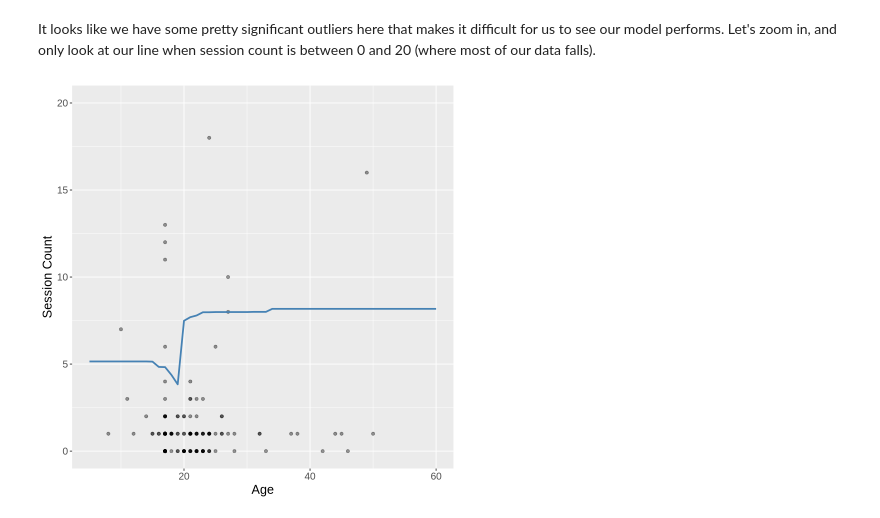
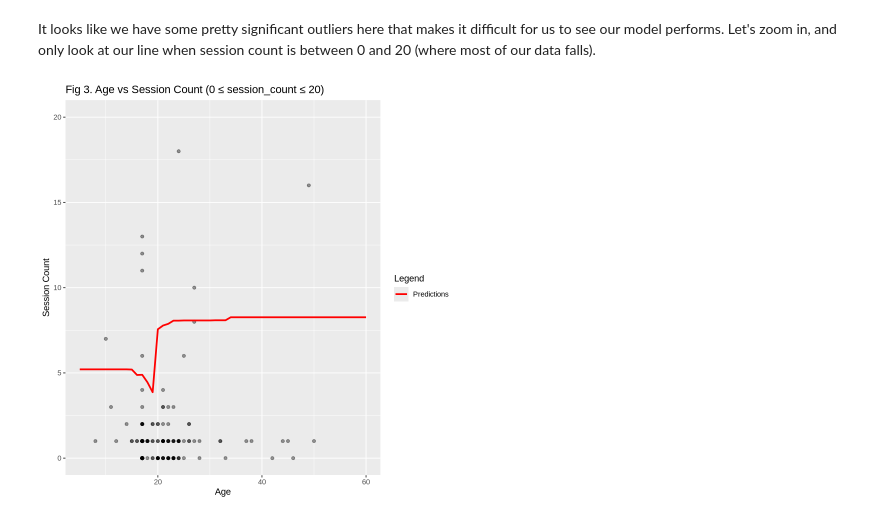
Before and after one commit to harris3315/dsci-100-project, a Jupyter notebook: main.ipynb, the cells around one changed output. Drawn from its saved outputs; the diff is of its cells as text; code cells hidden in the pictures.

Commit message:
added figure titles, discussion section, fixed formatting, added reminder to include pdf in final submission

```diff
--- a/main.ipynb
+++ b/main.ipynb
@@ -256,14 +275,17 @@ ps_preds <- new_ps_workflow |>
   predict(age_pred_grid) |>
   bind_cols(age_pred_grid)
 
+
+
 ps_plot <- ggplot(combined_session_player_data, aes(x = age, y = session_count)) +
   geom_point(alpha = 0.4) +
   geom_line(data = ps_preds,
-            mapping = aes(x = age, y = .pred),
-            color = "steelblue",
+            mapping = aes(x = age, y = .pred, color = "Predictions"), # Mapping required to make legend form correctly
             linewidth = 1) +
-  xlab("Age") +
-  ylab("Session Count") +
-  theme(text = element_text(size = 15))
+  labs(x = "Age", y = "Session Count", color = "Legend") +
+    ggtitle("Fig 2. Age vs Session Count") +
+    scale_color_manual(values = c("Predictions" = "red"))
+
+theme(text = element_text(size = 15))
 ps_plot
 # %% [output]
@@ -271,8 +310,10 @@ ps_plot
 # %% [markdown]
 It looks like we have some pretty significant outliers here that makes it difficult for us to see our model performs. Let's zoom in, and only look at our line when session count is between 0 and 20 (where most of our data falls).
 # %%
-zoomed_in_plot <- ps_plot + coord_cartesian(ylim=c(0, 20))
+zoomed_in_plot <- ps_plot +
+    coord_cartesian(ylim=c(0, 20)) +
+    ggtitle("Fig 3. Age vs Session Count (0 ≤ session_count ≤ 20)")
 zoomed_in_plot
 # %% [output]
-[figure, old version]
+[figure, new version]
 # %% [markdown]
```
Also changed, not shown: parts of 24 cells of this notebook, 2 other files.
